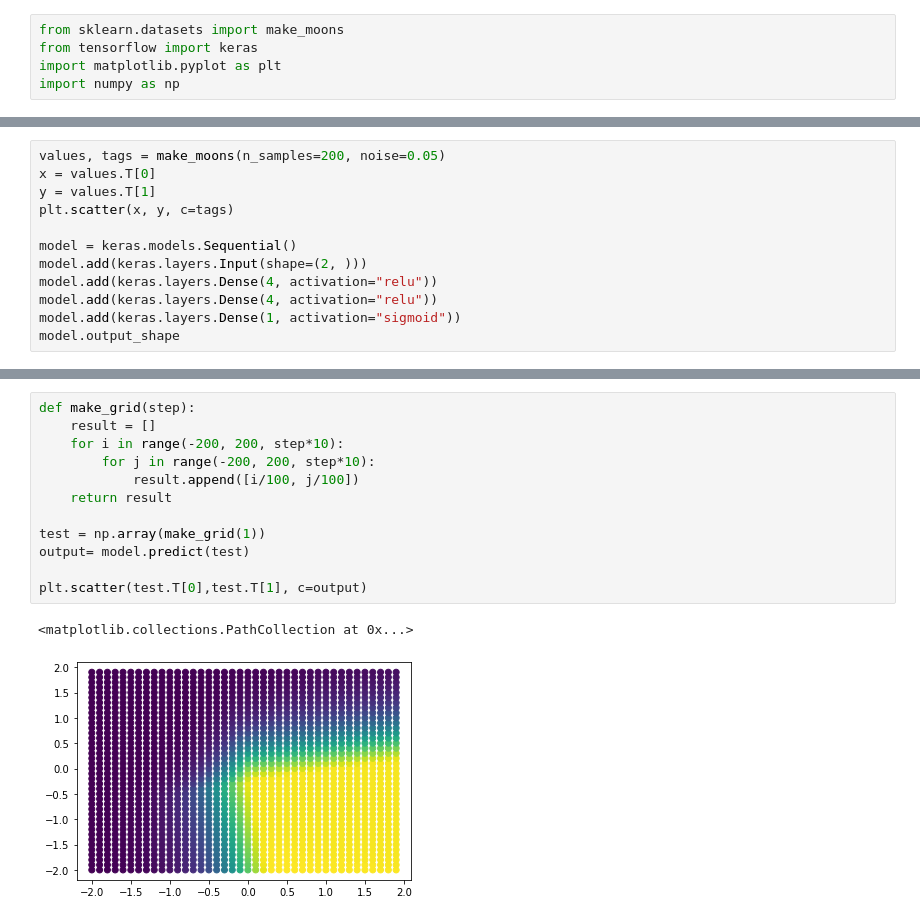
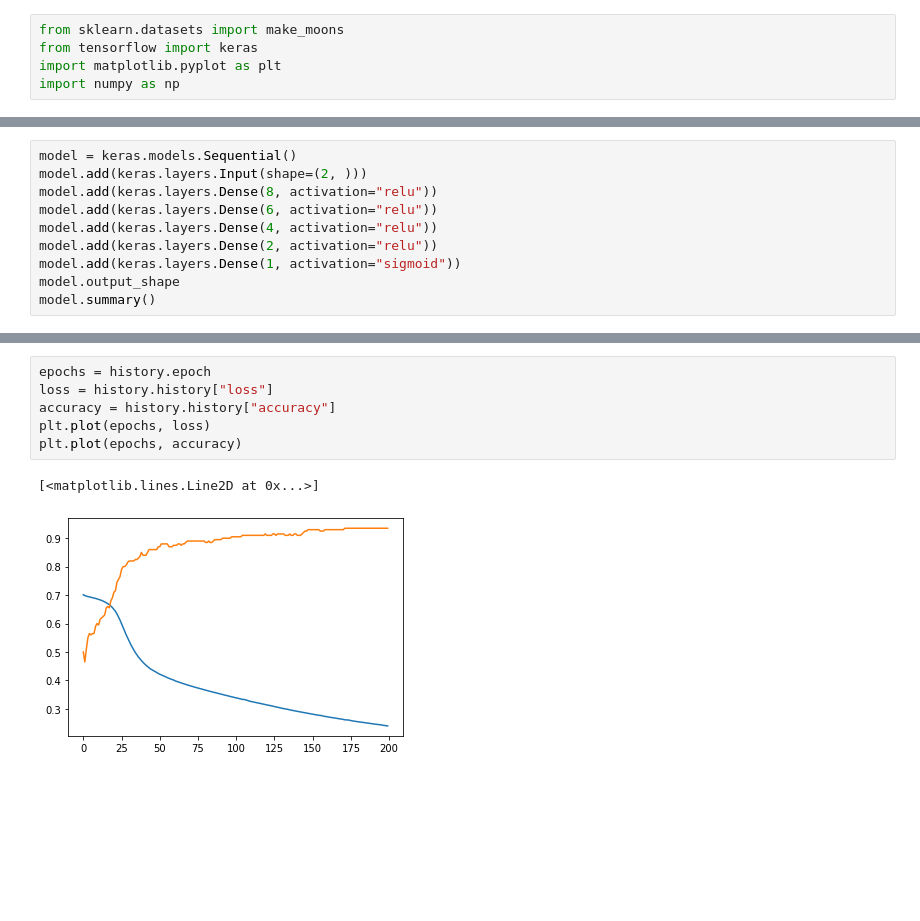
Before and after one commit to eforconi/DetectorLetras, a Jupyter notebook: two_moons/Untitled.ipynb, the cells around one changed output, grey strips where cells are left out. Saved outputs shown, nothing was run; the diff lists cells and outputs as text; blank space fills up the shorter version.

```diff
--- a/two_moons/Untitled.ipynb
+++ b/two_moons/Untitled.ipynb
@@ -6,13 +14,11 @@ import numpy as np
 # %%
-values, tags = make_moons(n_samples=200, noise=0.05)
-x = values.T[0]
-y = values.T[1]
-plt.scatter(x, y, c=tags)
-
 model = keras.models.Sequential()
 model.add(keras.layers.Input(shape=(2, )))
+model.add(keras.layers.Dense(8, activation="relu"))
+model.add(keras.layers.Dense(6, activation="relu"))
 model.add(keras.layers.Dense(4, activation="relu"))
-model.add(keras.layers.Dense(4, activation="relu"))
+model.add(keras.layers.Dense(2, activation="relu"))
 model.add(keras.layers.Dense(1, activation="sigmoid"))
 model.output_shape
+model.summary()
 # %% [output]
@@ -44,15 +65,9 @@ Epoch 200/200
-# %%
-def make_grid(step):
-    result = []
-    for i in range(-200, 200, step*10):
-        for j in range(-200, 200, step*10):
-            result.append([i/100, j/100])
-    return result
-
-test = np.array(make_grid(1))
-output= model.predict(test)
-
-plt.scatter(test.T[0],test.T[1], c=output)
-# %% [output]
-<matplotlib.collections.PathCollection at 0x...>
-[figure, removed]
+# %%
+epochs = history.epoch
+loss = history.history["loss"]
+accuracy = history.history["accuracy"]
+plt.plot(epochs, loss)
+plt.plot(epochs, accuracy)
+# %% [output]
+[<matplotlib.lines.Line2D at 0x...>]
+[figure, added]
```
Also changed, not shown: parts of 4 cells of this notebook.
